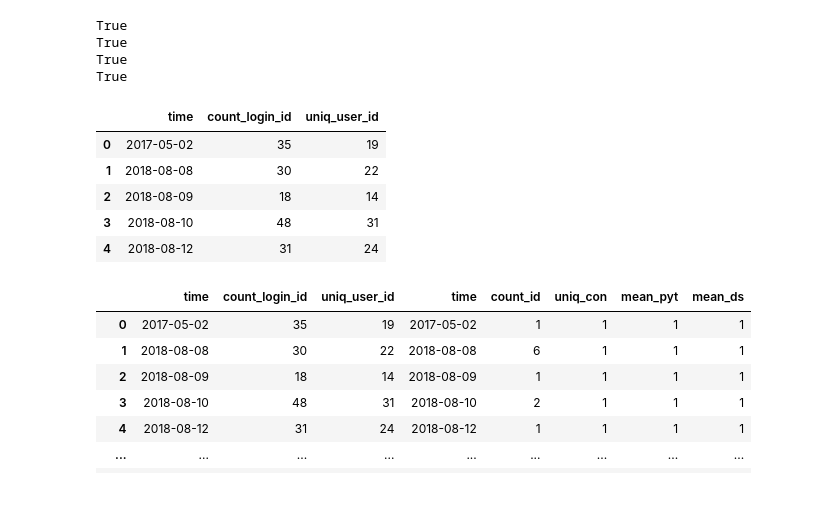
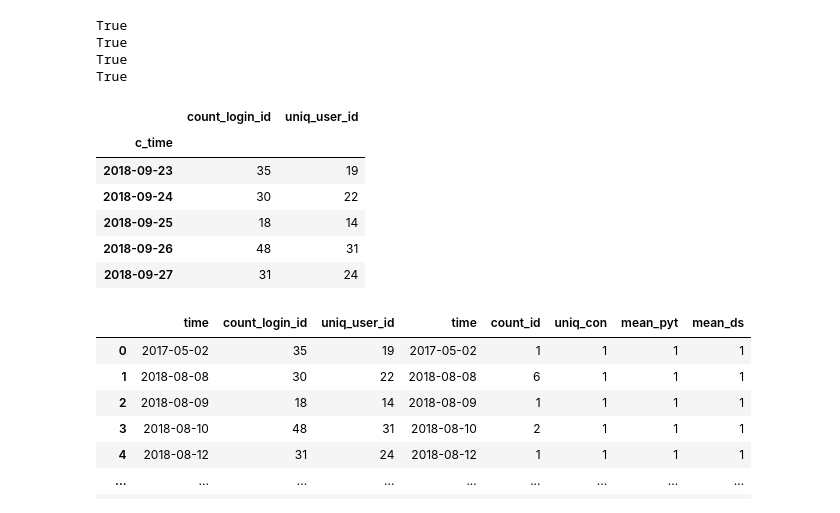
Before and after one commit to hundredeuk2/python, a Jupyter notebook: Dacon/2020DATACONCUP/SecondTry(Merge).ipynb, the cells around one changed output. Saved outputs shown, nothing was run; the diff lists cells and outputs as text; code cells hidden in the pictures.

```diff
--- a/Dacon/2020DATACONCUP/SecondTry(Merge).ipynb
+++ b/Dacon/2020DATACONCUP/SecondTry(Merge).ipynb
@@ -278,20 +278,21 @@ True
 True
 True
 # %%
-df_list = [time, count_login_id, uniq_user_id]
-col_list = ['time', 'count_login_id',  'uniq_user_id']
+df_list = [count_login_id, uniq_user_id]
+col_list = ['count_login_id','uniq_user_id']
 
 new_login_df = pd.DataFrame(data=df_list)
 new_login_df = new_login_df.T
 new_login_df.columns=[col_list]
 new_login_df.head()
 # %% [output]
-|  | time | count_login_id | uniq_user_id |
-| 0 | 2017-05-02 | 35 | 19 |
-| 1 | 2018-08-08 | 30 | 22 |
-| 2 | 2018-08-09 | 18 | 14 |
-| 3 | 2018-08-10 | 48 | 31 |
-| 4 | 2018-08-12 | 31 | 24 |
+|  | count_login_id | uniq_user_id |
+| c_time |  |  |
+| 2018-09-23 | 35 | 19 |
+| 2018-09-24 | 30 | 22 |
+| 2018-09-25 | 18 | 14 |
+| 2018-09-26 | 48 | 31 |
+| 2018-09-27 | 31 | 24 |
 # %%
 pd.concat([new_login_df,new_user_df],axis=1)
 # %% [output]
```
Also changed, not shown: parts of 10 cells of this notebook.
